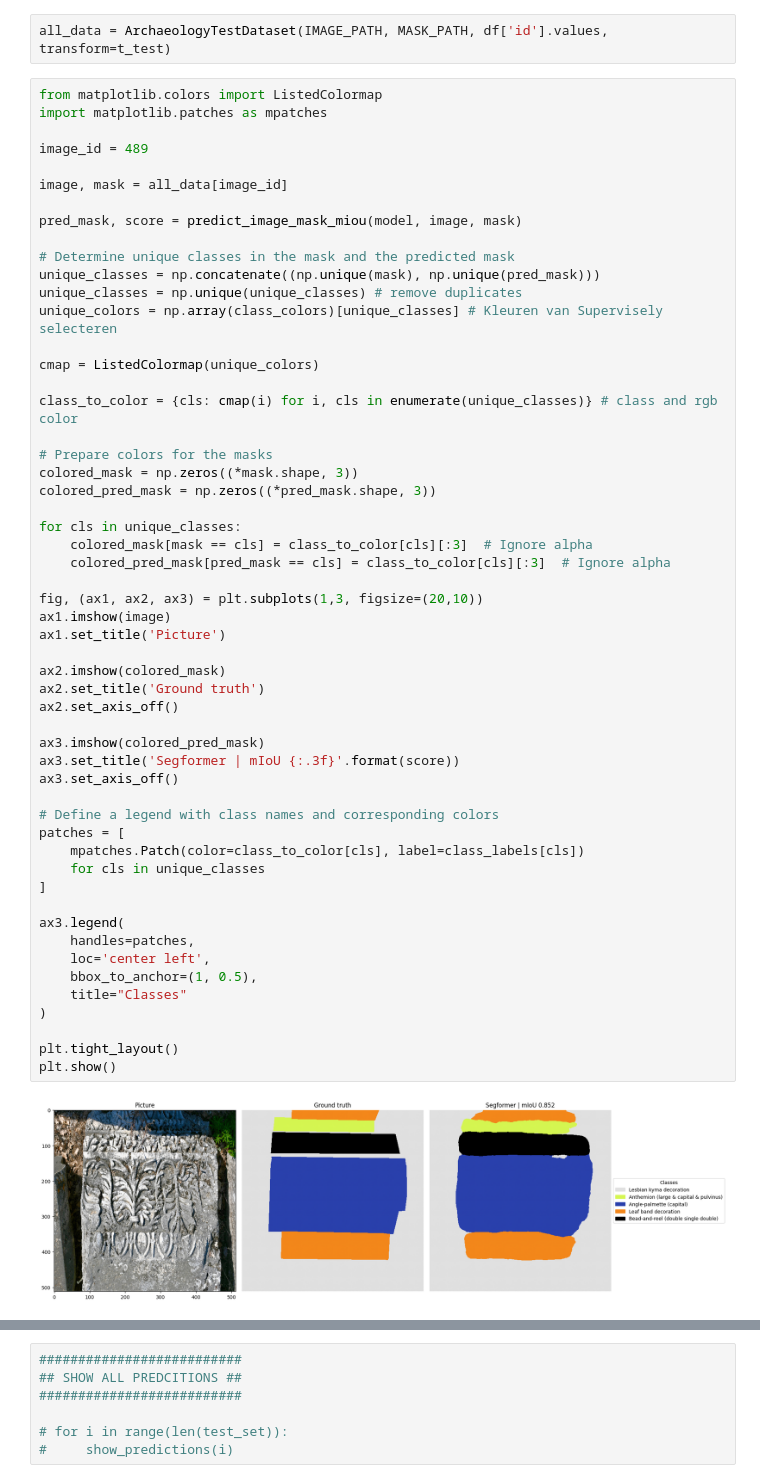
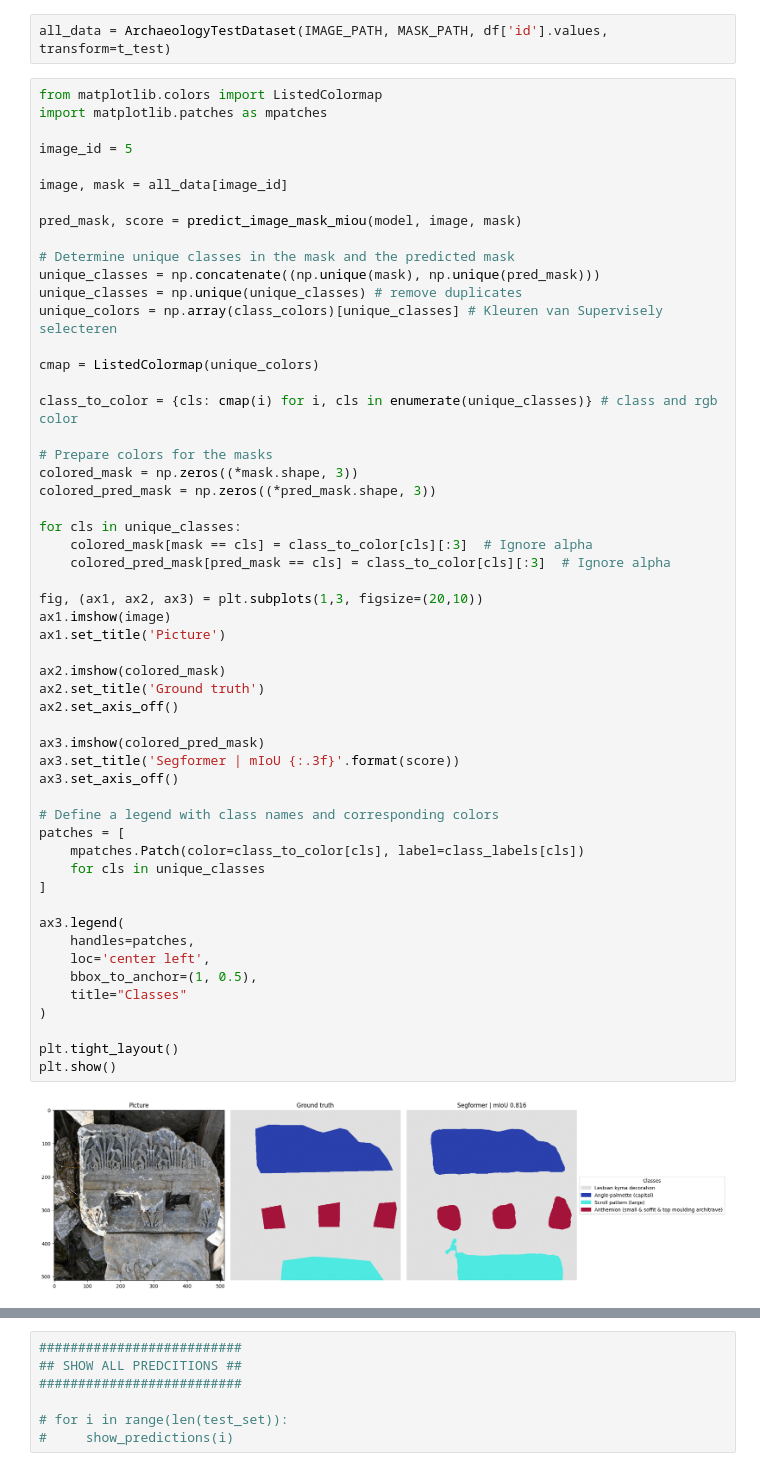
Before and after one commit to aarontenzing/archaeology, a Jupyter notebook: evaluate.ipynb, the cells around one changed output, grey strips where cells are left out. Drawn from its saved outputs; the diff is of its cells as text.

```diff
--- a/evaluate.ipynb
+++ b/evaluate.ipynb
@@ -386,7 +368,7 @@ all_data = ArchaeologyTestDataset(IMAGE_PATH, MASK_PATH, df['id'].values, transf
 from matplotlib.colors import ListedColormap
 import matplotlib.patches as mpatches
 
-image_id = 489
+image_id = 5
 
 image, mask = all_data[image_id]
 
@@ -410,34 +392,34 @@ for cls in unique_classes:
     colored_pred_mask[pred_mask == cls] = class_to_color[cls][:3]  # Ignore alpha
 
 fig, (ax1, ax2, ax3) = plt.subplots(1,3, figsize=(20,10))
 ax1.imshow(image)
 ax1.set_title('Picture')
 
 ax2.imshow(colored_mask)
 ax2.set_title('Ground truth')
 ax2.set_axis_off()
 
 ax3.imshow(colored_pred_mask)
 ax3.set_title('Segformer | mIoU {:.3f}'.format(score))
 ax3.set_axis_off()
 
 # Define a legend with class names and corresponding colors
 patches = [
     mpatches.Patch(color=class_to_color[cls], label=class_labels[cls])
     for cls in unique_classes
 ]
 
 ax3.legend(
     handles=patches,
     loc='center left',
     bbox_to_anchor=(1, 0.5),
     title="Classes"
 )
 
 plt.tight_layout()
 plt.show()
 # %% [output]
-[figure, old version]
+[figure, new version]
 # %%
 # plot all image predictions with legends
 def show_predictions(image_number, title="Segformer mit_b2"):
```
Also changed, not shown: parts of 8 cells of this notebook, 3 other files.
